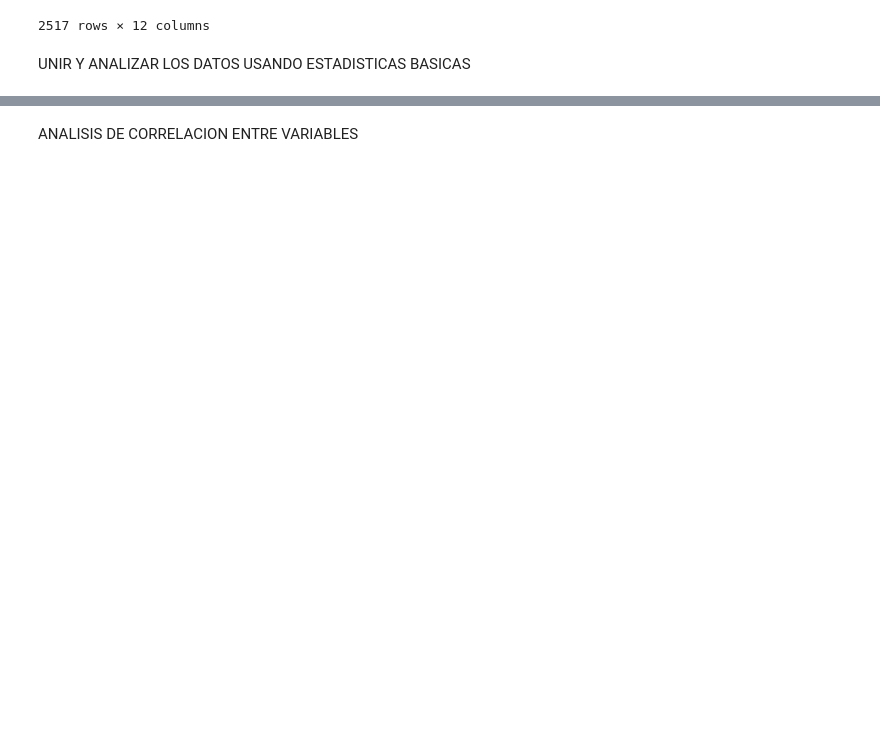
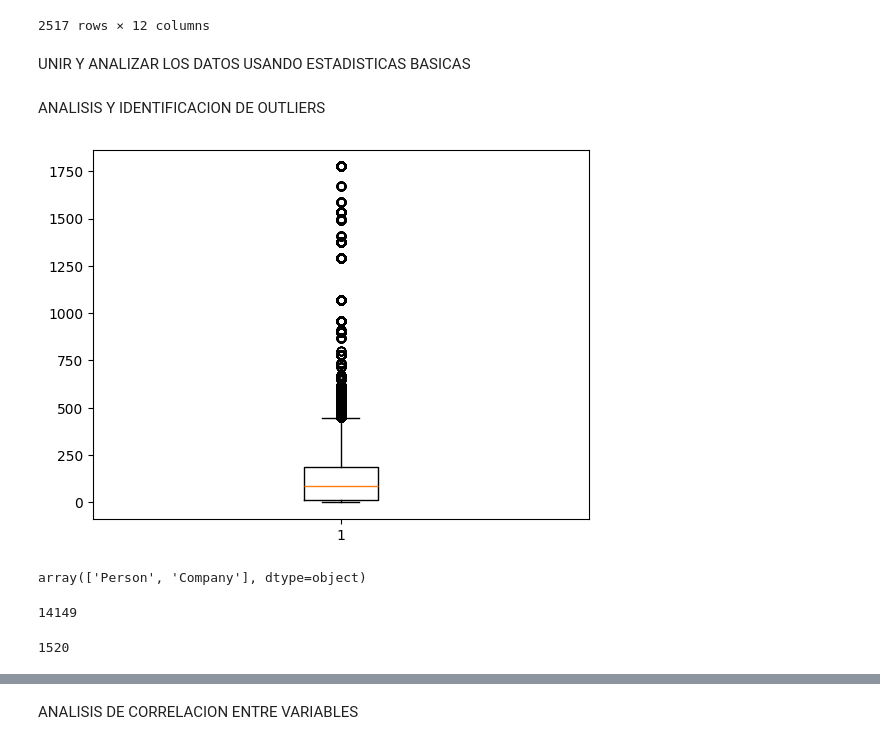
Before and after one commit to Nico22724/Guayerd_InteligenciaArtificial, a Jupyter notebook: Proyecto Aurelion/EDA.ipynb, the cells around one changed output, grey strips where cells are left out. Cells and saved outputs as stored; diff of their text form; code cells hidden in the pictures; blank space fills up the shorter version.

```diff
--- a/Proyecto Aurelion/EDA.ipynb
+++ b/Proyecto Aurelion/EDA.ipynb
@@ -32,3 +31,3 @@ df_FactInventory = pd.read_sql_query("SELECT TOP 10000 * FROM FactInventory", co
 # %%
-df_FactOnlineSales = pd.read_sql_query("SELECT TOP 10000 * FROM FactOnlineSales", conn)
+df_FactOnlineSales = pd.read_sql_query("SELECT TOP 100000 * FROM FactOnlineSales", conn)
 # %%
@@ -312,3 +311,30 @@ for manufacturer in manufacturers:
     var_sales_quantity = df_temp["SalesQuantity"].var()
     std_sales_quantity = df_temp["SalesQuantity"].std()
     dicc_mean_per_manufacturer[manufacturer] = ["Media", float(mean_sales_quantity), "Mediana", float(median_sales_quantity), "Varianza", float(var_sales_quantity), "Desviación Estándar", float(std_sales_quantity)]
+# %% [markdown]
+ANALISIS Y IDENTIFICACION DE OUTLIERS
+# %%
+plt.boxplot(df_FactOnlineSales["SalesAmount"])
+plt.show()
+# %% [output]
+[figure, added]
+# %%
+#¿Podria ser que los valores atipicos se deban a que hay los fabricantes no solo vendan a individuales?
+df_DimCustomer["CustomerType"].unique()
+# %% [output]
+array(['Person', 'Company'], dtype=object)
+# %%
+# Realizemos estadisticas para identificar outliers en el monto de ventas
+q3_rango = df_FactOnlineSales["SalesAmount"].quantile(0.75) * 1.5
+# ¿Cuantos valores atipicos se encuentran en el rango superior?
+len(df_FactOnlineSales[df_FactOnlineSales["SalesAmount"] > q3_rango])
+# %% [output]
+14149
+# %%
+# Los valores atipicos en el monto total de ventas es normal los clientes pueden gastar desde el producto mas barato ejemplo 7.59 hasta el más caro 325.92
+# Pero agrupando por clientes el monto total de ventas preguntamos ¿Es de pocos los que tienen ventas en ese rango superior?
+df_FactOnlineSales_group_customer = df_FactOnlineSales.groupby("CustomerKey").agg({"SalesAmount": "sum"}).reset_index()
+q3_lim = df_FactOnlineSales_group_customer["SalesAmount"].quantile(0.75) * 1.5
+len(df_FactOnlineSales_group_customer[df_FactOnlineSales_group_customer["SalesAmount"] > q3_lim])
+# %% [output]
+1520
```
Also changed, not shown: parts of 76 cells of this notebook, 1 other file.
